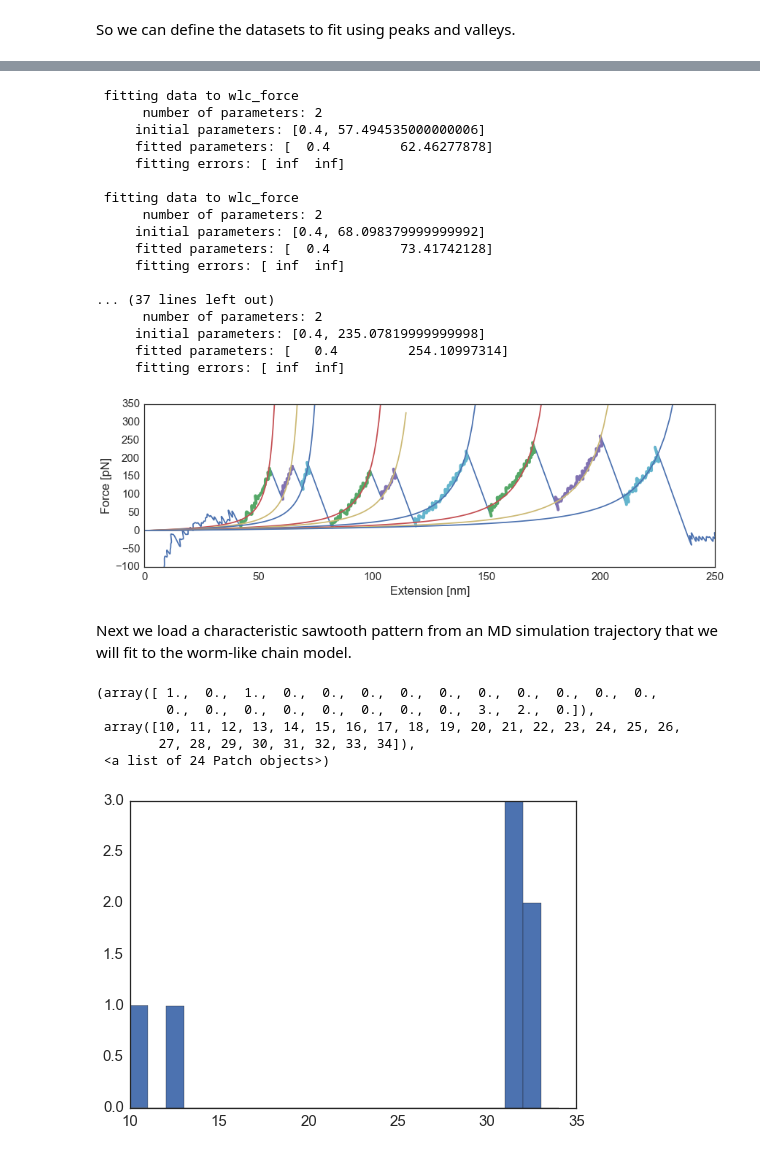
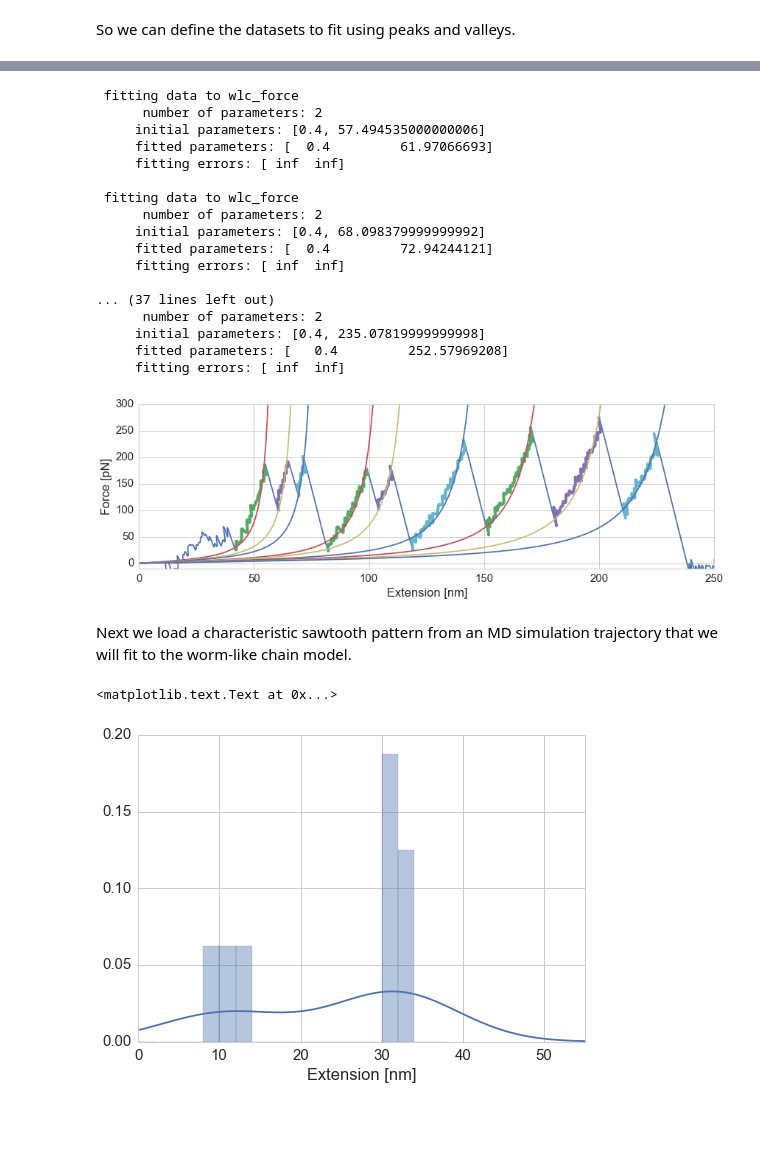
Before and after one commit to daviddesancho/AFMtools, a Jupyter notebook: WLC/WLCfits.ipynb, the cells around one changed output, grey strips where cells are left out. Drawn from its saved outputs; the diff is of its cells as text; code cells hidden in the pictures; blank space fills up the shorter version.

```diff
--- a/WLC/WLCfits.ipynb
+++ b/WLC/WLCfits.ipynb
@@ -2,7 +2,7 @@
 %pylab inline
 import numpy as np
 import seaborn as sns
-sns.set(style="white", color_codes=True, font_scale=1.5)
+sns.set(style="whitegrid", color_codes=True, font_scale=1.5)
 # %% [output]
 Populating the interactive namespace from numpy and matplotlib
 # %% [markdown]
@@ -37,6 +37,9 @@ Next we load a characteristic sawtooth trace from an experiment on titin. We com
 # %%
 force_extension = np.array([(float(x.split()[0]), float(x.split()[1])) \
                    for x in open('HumanGoodTrace.txt', 'r').readlines()])
+baseline = np.mean(force_extension[-1000:-1,1])
+print " Shifting data by: %g"%baseline
+force_extension[:,1] -= baseline
 #force_extension = force_extension[650:1400]
 fig, ax = plt.subplots()
 ax.plot(force_extension[0:,0], force_extension[:,1])
@@ -130,12 +134,14 @@ import inspect
 from scipy.optimize import curve_fit
 
 class Fit():
-    def __init__(self, formula, x, y, p0=None, error=None):
+    def __init__(self, formula, x, y, p0=None, error=None): #, bounds=None):
         self.formula = formula
         print " fitting data to %s"%formula.__name__
         self.create_params(p0)
         print "     initial parameters:",self.p0
-        self.fit_function(x,y, error=error)
+        #print "     bounds:", bounds
+        #self.fit_function(x, y, error=error, bounds=bounds)
+        self.fit_function(x, y, error=error)
         print "     fitted parameters:",self.popt
         print "     fitting errors:",np.sqrt(np.diag(self.pcov))
         #self.calc_r2(y,self.formula(x,*self.popt))
@@ -160,9 +166,12 @@ class Fit():
                 sys.exit(1)
             self.p0 = p0
 
-    def fit_function(self,x,y,p0=None,error=None):
+    #def fit_function(self, x, y, p0=None, error=None, bounds=None):
+    def fit_function(self, x, y, p0=None, error=None):
         """ fit the data to the chosen functional form """
-        popt, pcov = curve_fit(self.formula, x, y, p0=self.p0, sigma=error, maxfev = self.nparams*1000000)
+        popt, pcov = curve_fit(self.formula, x, y, p0=self.p0,
+              sigma=error, maxfev = self.nparams*1000000)\
+                #sigma=error, bounds=bounds, maxfev = self.nparams*1000000)
         self.popt = popt
         self.pcov = pcov
 
@@ -176,14 +185,16 @@ fig, ax = plt.subplots(figsize=(14,4))
 ax.plot(force_extension[0:,0], force_extension[:,1])
 L = []
 for ds in datasets:
-    fitwlc = Fit(wlc_force, ds[:,0], ds[:,1], p0 = [0.4, ds[-1,0]*1.05])
+    fitwlc = Fit(wlc_force, ds[:,0], ds[:,1],\
+                 p0=[0.4, ds[-1,0]*1.05])
+                 #p0=[0.4, ds[-1,0]*1.05], bounds=(([-np.inf, np.inf]), ([0.35, 0.45])))
     L.append(fitwlc.popt[1])
     ax.plot(ds[:,0], ds[:,1], linewidth=4)
     x = np.linspace(0,ds[-1,0]*1.05,100)
     _ = ax.plot(x, fitwlc(x))
 ax.set_xlim(0,250)
 ax.set_ylim(-100,350)
-#ax.set_ylim(10,400)
+ax.set_ylim(-10,300)
 #ax.set_yscale('log')
 ax.set_xlabel('Extension [nm]')
 _ = ax.set_ylabel('Force [pN]')
@@ -191,29 +202,28 @@ _ = ax.set_ylabel('Force [pN]')
  fitting data to wlc_force
       number of parameters: 2
      initial parameters: [0.4, 57.494535000000006]
-     fitted parameters: [  0.4         62.46277878]
+     fitted parameters: [  0.4         61.97066693]
      fitting errors: [ inf  inf]
 
  fitting data to wlc_force
       number of parameters: 2
      initial parameters: [0.4, 68.098379999999992]
-     fitted parameters: [  0.4         73.41742128]
+     fitted parameters: [  0.4         72.94244121]
      fitting errors: [ inf  inf]
 
 ... (37 lines left out)
       number of parameters: 2
      initial parameters: [0.4, 235.07819999999998]
-     fitted parameters: [   0.4         254.10997314]
+     fitted parameters: [   0.4         252.57969208]
      fitting errors: [ inf  inf]
-[figure, old version]
+[figure, new version]
 # %% [markdown]
 Next we load a characteristic sawtooth pattern from an MD simulation trajectory that we will fit to the worm-like chain model.
 # %%
-plt.hist([L[i]-L[i-1] for i in range(1,len(L))],bins=range(10,35,1))
+fig, ax = plt.subplots()
+sns.distplot(np.array([L[i]-L[i-1] for i in range(1,len(L))]), bins=range(0,40,2), kde=True, ax=ax)
+ax.set_xlim(0,55)
+ax.set_xlabel('Extension [nm]')
 # %% [output]
-(array([ 1.,  0.,  1.,  0.,  0.,  0.,  0.,  0.,  0.,  0.,  0.,  0.,  0.,
-         0.,  0.,  0.,  0.,  0.,  0.,  0.,  0.,  3.,  2.,  0.]),
- array([10, 11, 12, 13, 14, 15, 16, 17, 18, 19, 20, 21, 22, 23, 24, 25, 26,
-        27, 28, 29, 30, 31, 32, 33, 34]),
- <a list of 24 Patch objects>)
+<matplotlib.text.Text at 0x...>
-[figure, old version]
+[figure, new version]
```
Also changed, not shown: parts of 5 cells of this notebook.
